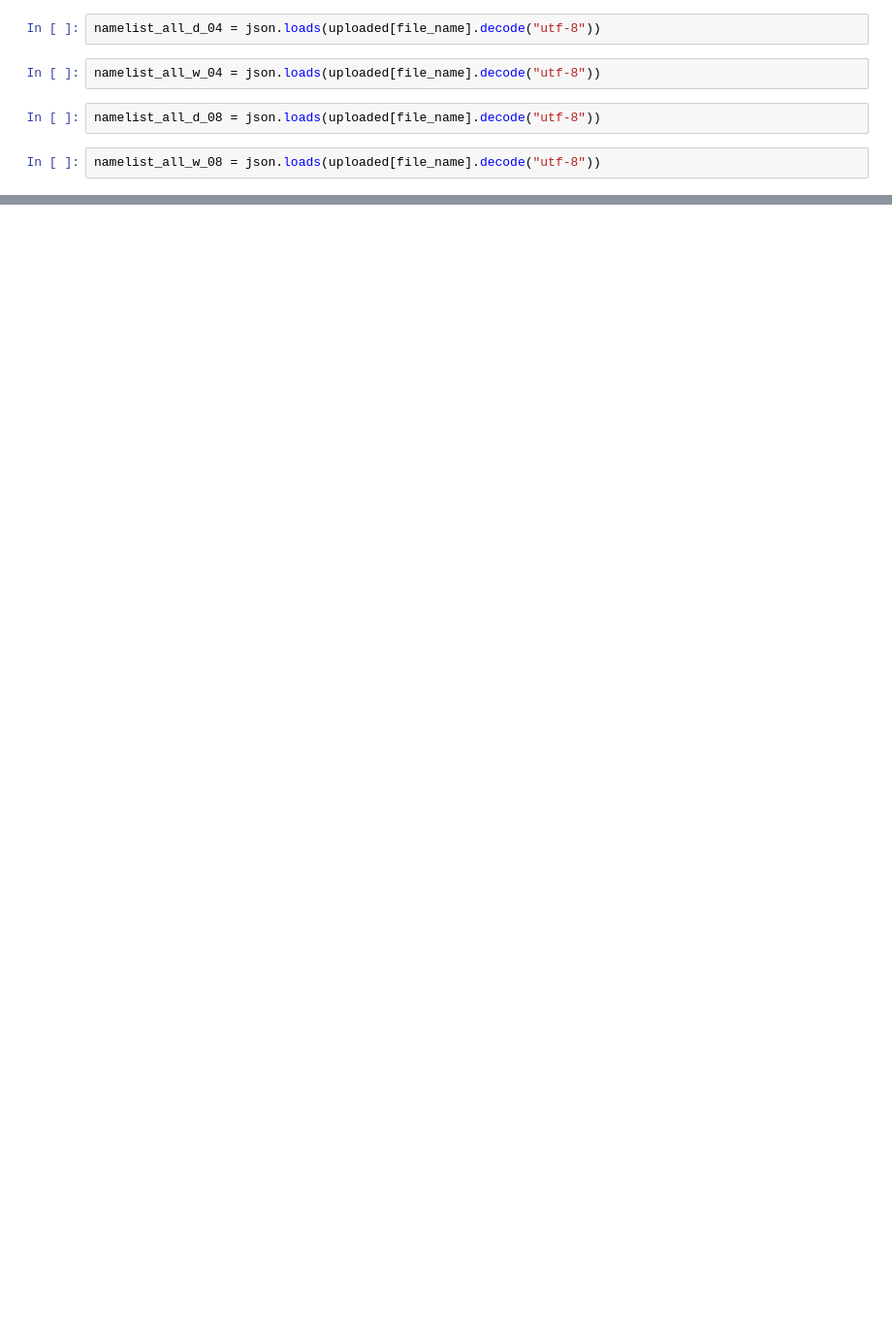
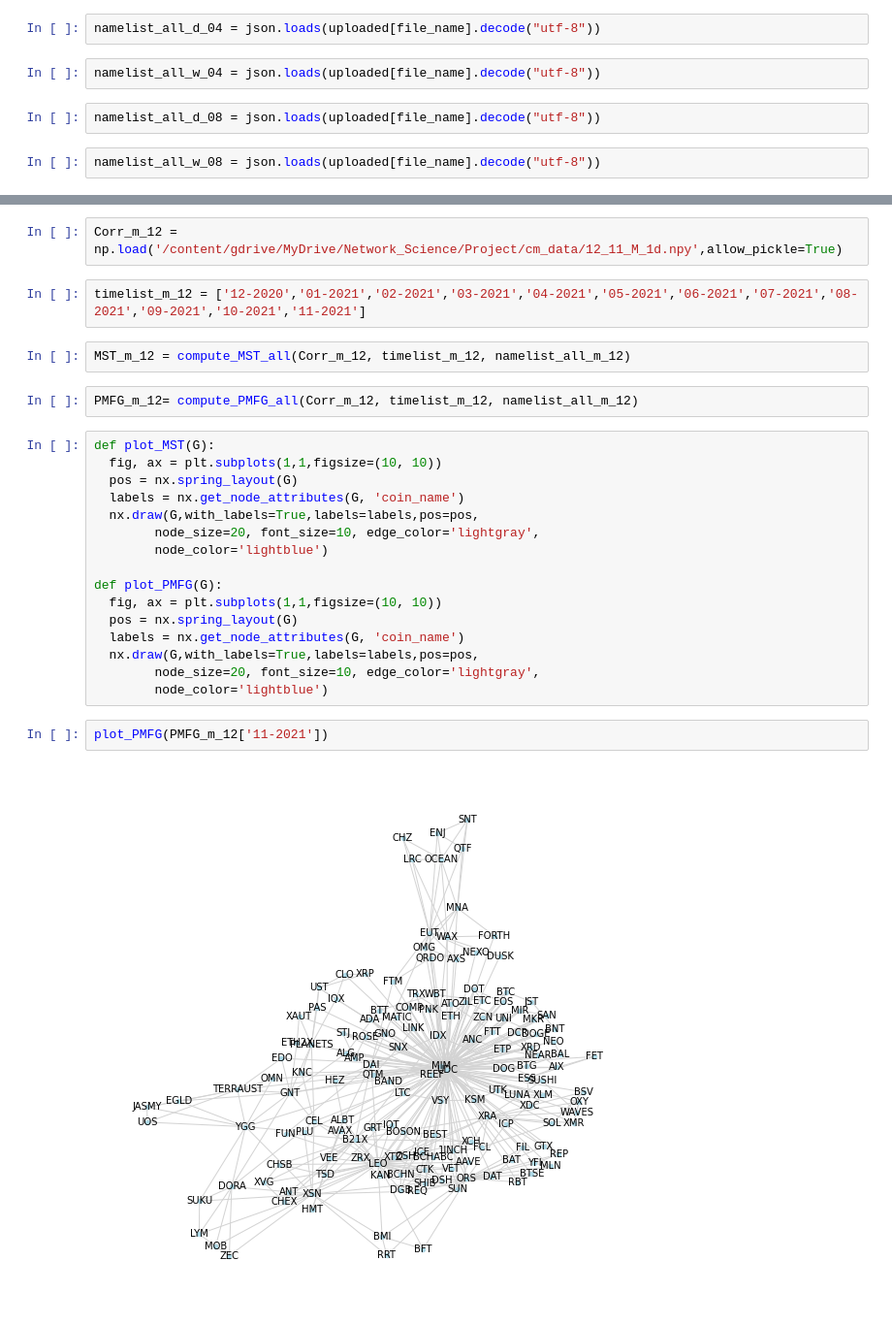
Before and after one commit to codingFerryman/crypto_market_hierarchy_structure, a Jupyter notebook: src/degree_analysis.ipynb, the cells around one changed output, grey strips where cells are left out. Shown at 97% size. Drawn from its saved outputs; the diff is of its cells as text; blank space fills up the shorter version.

```diff
--- a/src/degree_analysis.ipynb
+++ b/src/degree_analysis.ipynb
@@ -222,0 +203,28 @@ plot_acf_coin('NEO',MST_d_04,namelist_all_d_04)
+# %%
+Corr_m_12 = np.load('/content/gdrive/MyDrive/Network_Science/Project/cm_data/12_11_M_1d.npy',allow_pickle=True)
+# %%
+timelist_m_12 = ['12-2020','01-2021','02-2021','03-2021','04-2021','05-2021','06-2021','07-2021','08-2021','09-2021','10-2021','11-2021']
+# %%
+MST_m_12 = compute_MST_all(Corr_m_12, timelist_m_12, namelist_all_m_12)
+# %%
+PMFG_m_12= compute_PMFG_all(Corr_m_12, timelist_m_12, namelist_all_m_12)
+# %%
+def plot_MST(G):
+  fig, ax = plt.subplots(1,1,figsize=(10, 10))
+  pos = nx.spring_layout(G)
+  labels = nx.get_node_attributes(G, 'coin_name')
+  nx.draw(G,with_labels=True,labels=labels,pos=pos,
+        node_size=20, font_size=10, edge_color='lightgray',
+        node_color='lightblue')
+
+def plot_PMFG(G):
+  fig, ax = plt.subplots(1,1,figsize=(10, 10))
+  pos = nx.spring_layout(G)
+  labels = nx.get_node_attributes(G, 'coin_name')
+  nx.draw(G,with_labels=True,labels=labels,pos=pos,
+        node_size=20, font_size=10, edge_color='lightgray',
+        node_color='lightblue')
+# %%
+plot_PMFG(PMFG_m_12['11-2021'])
+# %% [output]
+[figure, added]
```
Also changed, not shown: parts of 51 cells of this notebook.
